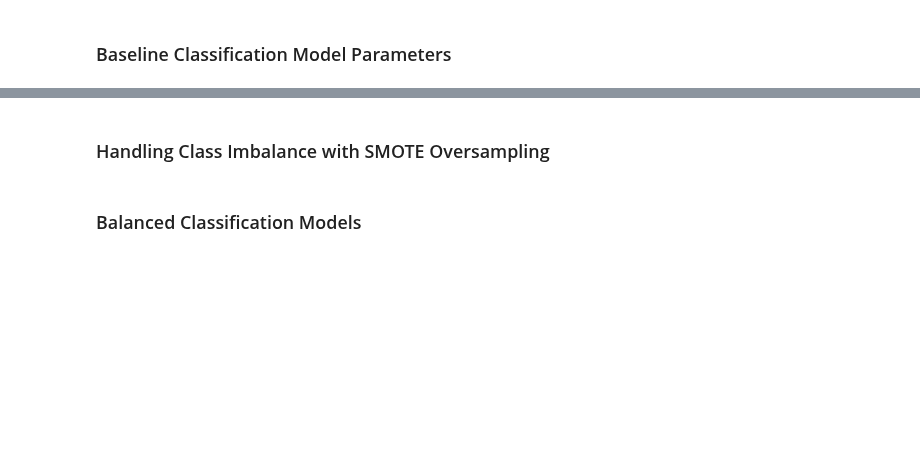
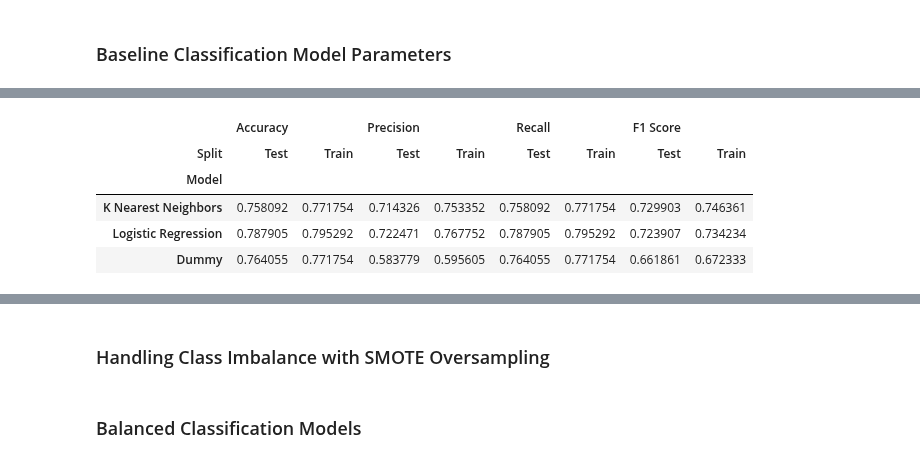
Before and after one commit to acdick/endangered_species_classification, a Jupyter notebook: Source/04_Classification_Modeling.ipynb, the cells around one changed output, grey strips where cells are left out. Drawn from its saved outputs; the diff is of its cells as text; code cells hidden in the pictures; blank space fills up the shorter version.

```diff
--- a/Source/04_Classification_Modeling.ipynb
+++ b/Source/04_Classification_Modeling.ipynb
@@ -70,0 +146,10 @@ Threatened:    0.07410562180579217
+# %%
+baseline.pivot(index='Model', columns='Split').drop(
+    'Configuration', axis=1).sort_values(by=('F1 Score','Train'), ascending=False)
+# %% [output]
+|  | Accuracy |  | Precision |  | Recall |  | F1 Score |  |
+| Split | Test | Train | Test | Train | Test | Train | Test | Train |
+| Model |  |  |  |  |  |  |  |  |
+| K Nearest Neighbors | 0.758092 | 0.771754 | 0.714326 | 0.753352 | 0.758092 | 0.771754 | 0.729903 | 0.746361 |
+| Logistic Regression | 0.787905 | 0.795292 | 0.722471 | 0.767752 | 0.787905 | 0.795292 | 0.723907 | 0.734234 |
+| Dummy | 0.764055 | 0.771754 | 0.583779 | 0.595605 | 0.764055 | 0.771754 | 0.661861 | 0.672333 |
```
Also changed, not shown: parts of 7 cells of this notebook, 3 other files.
